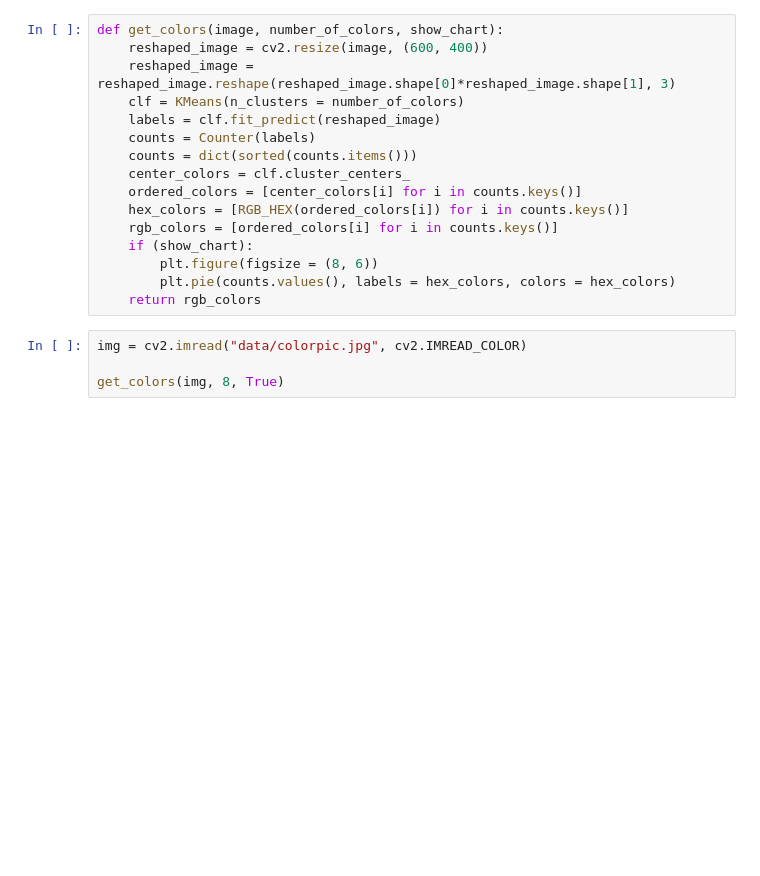
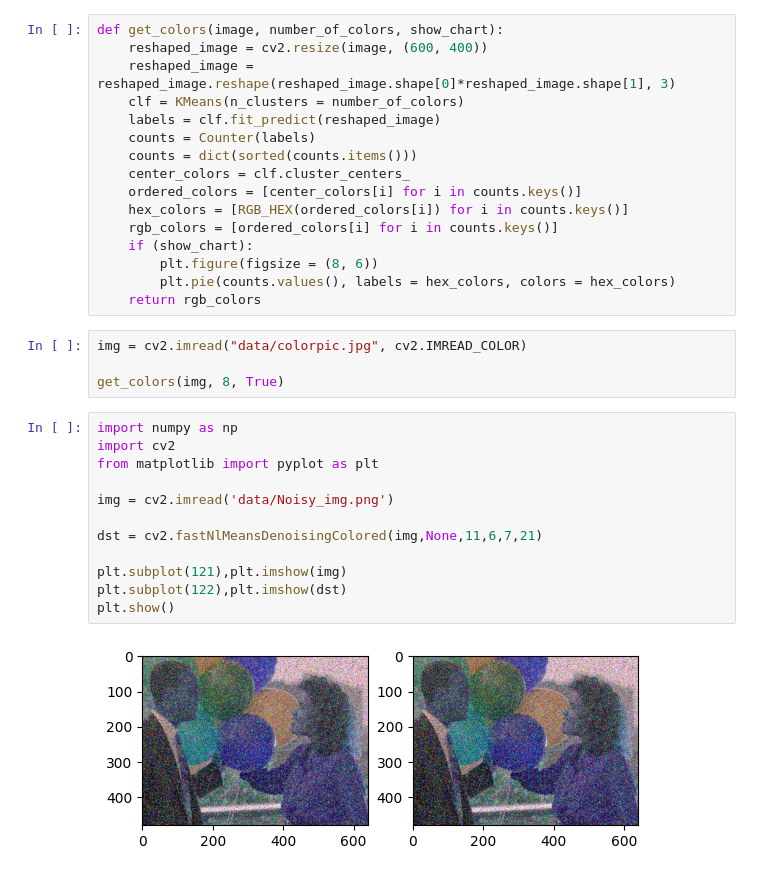
Before and after one commit to Cmeek09/3150_Final_Project, a Jupyter notebook: BackupFinal.ipynb, the cells around one changed output. Cells and saved outputs as stored; diff of their text form; blank space fills up the shorter version.

```diff
--- a/BackupFinal.ipynb
+++ b/BackupFinal.ipynb
@@ -435,3 +435,17 @@ def get_colors(image, number_of_colors, show_chart):
 img = cv2.imread("data/colorpic.jpg", cv2.IMREAD_COLOR)
 
 get_colors(img, 8, True)
+# %%
+import numpy as np
+import cv2
+from matplotlib import pyplot as plt
+
+img = cv2.imread('data/Noisy_img.png')
+
+dst = cv2.fastNlMeansDenoisingColored(img,None,11,6,7,21)
+
+plt.subplot(121),plt.imshow(img)
+plt.subplot(122),plt.imshow(dst)
+plt.show()
+# %% [output]
+[figure, added]
```
Also changed, not shown: 1 other file.
